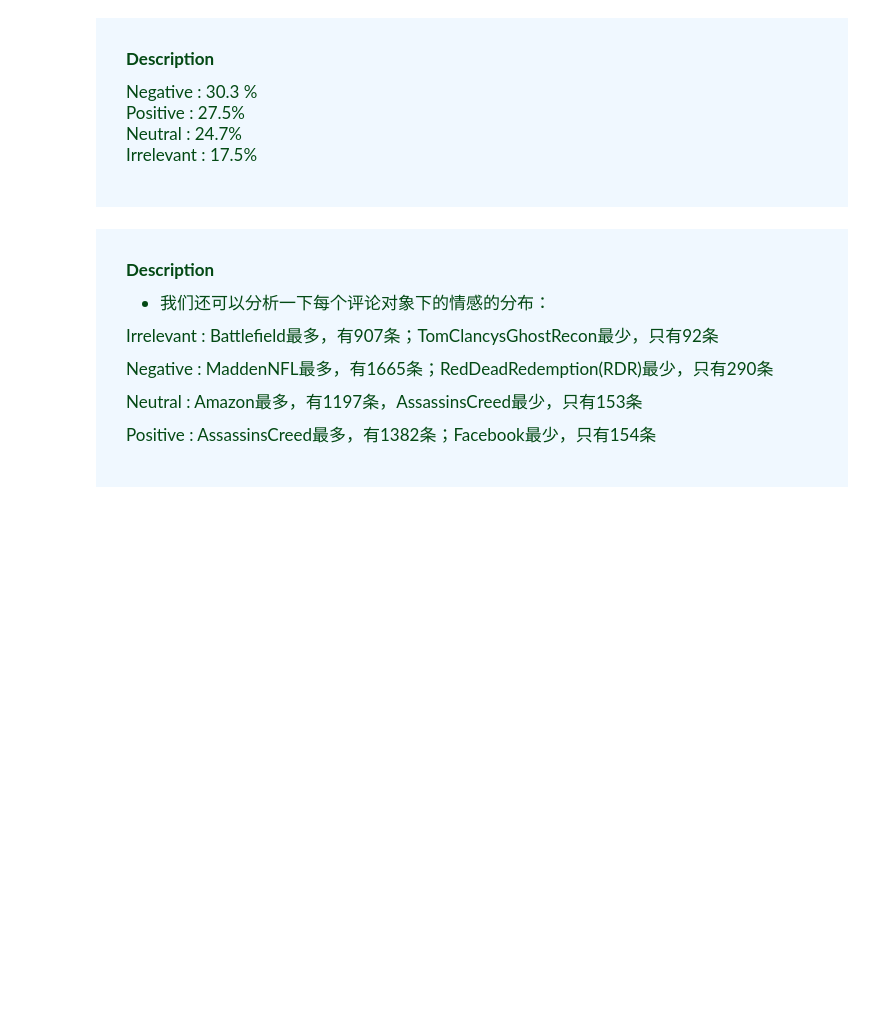
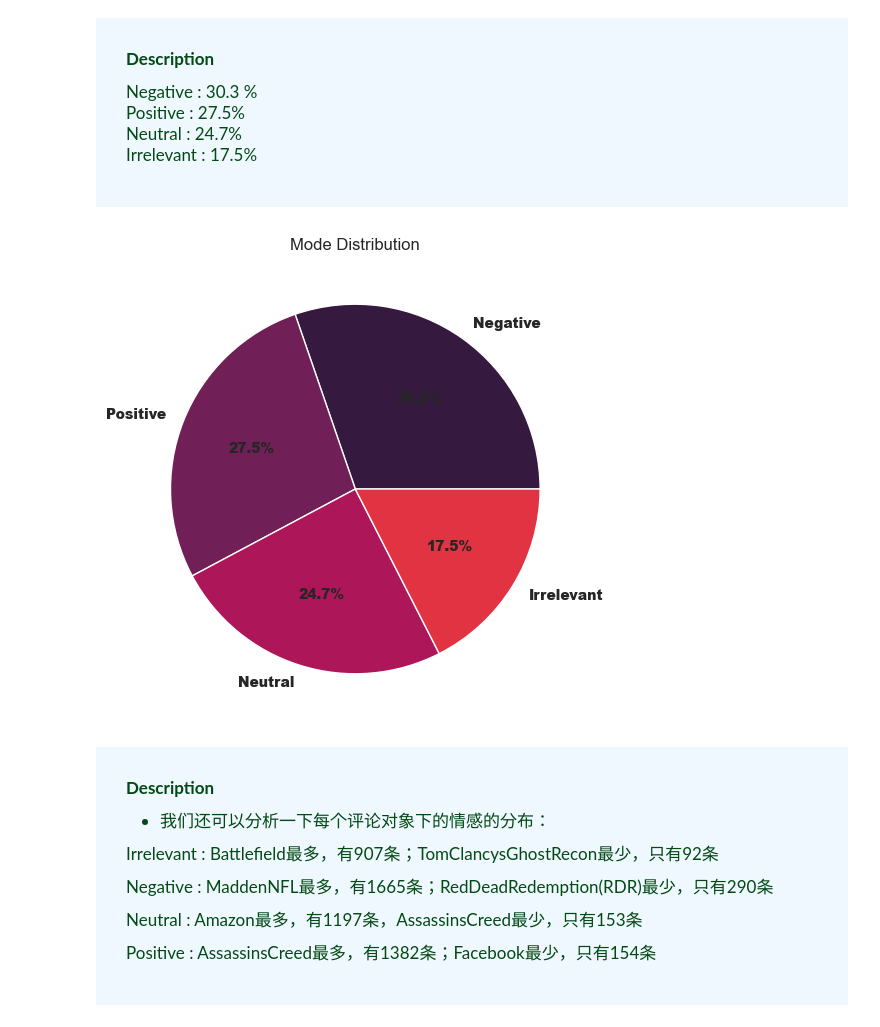
Before and after one commit to shahiduljahid/python_practical, a Jupyter notebook: CLASS_10/bi_lstm.ipynb, the cells around one changed output. Saved outputs shown, nothing was run; the diff lists cells and outputs as text; code cells hidden in the pictures; blank space fills up the shorter version.

```diff
--- a/CLASS_10/bi_lstm.ipynb
+++ b/CLASS_10/bi_lstm.ipynb
@@ -208,9 +325,13 @@ Irrelevant : 17.5%<br>
 # %%
 plt.figure(figsize=(6,6))
 plt.pie(x = mode.values , labels=mode.keys() ,autopct="%1.1f%%" ,
 textprops={"fontsize":10,"fontweight":"black"},colors=sns.color_palette("rocket"))
-plt.title('Mode Distribution')
+title ='Mode Distribution'
+plt.title(title)
+plt.savefig(f"{output_folder_path}{title}.png")
 plt.show()
+# %% [output]
+[figure, added]
 # %% [markdown]
 <div style="font-family:Georgia;background-color:aliceblue; padding:30px; font-size:17px ; color:#034914">
 
```
Also changed, not shown: parts of 49 cells of this notebook, 30 other files.
